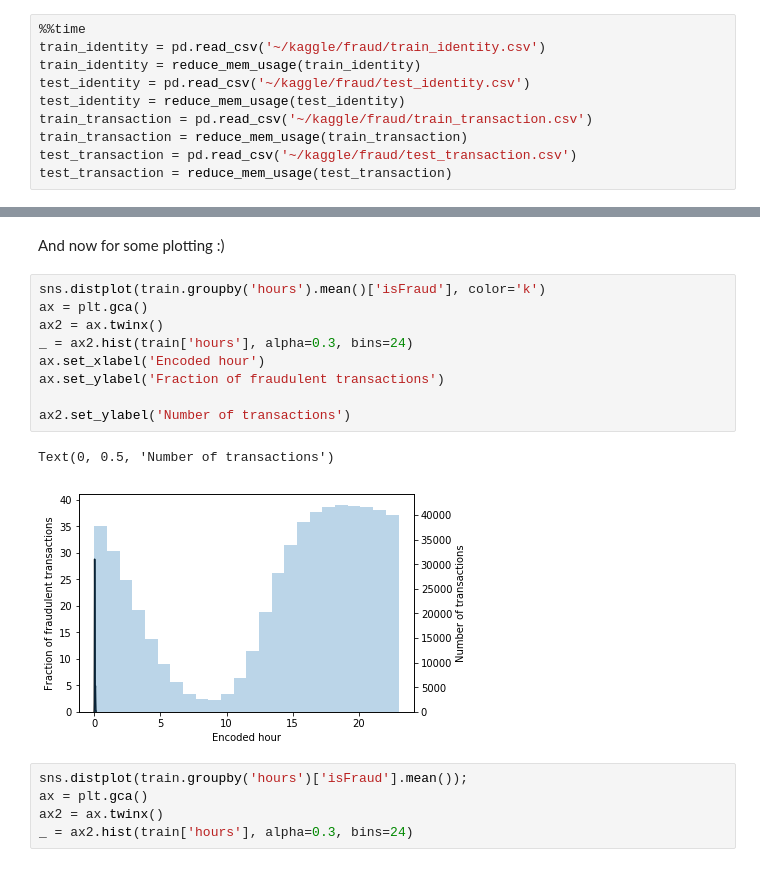
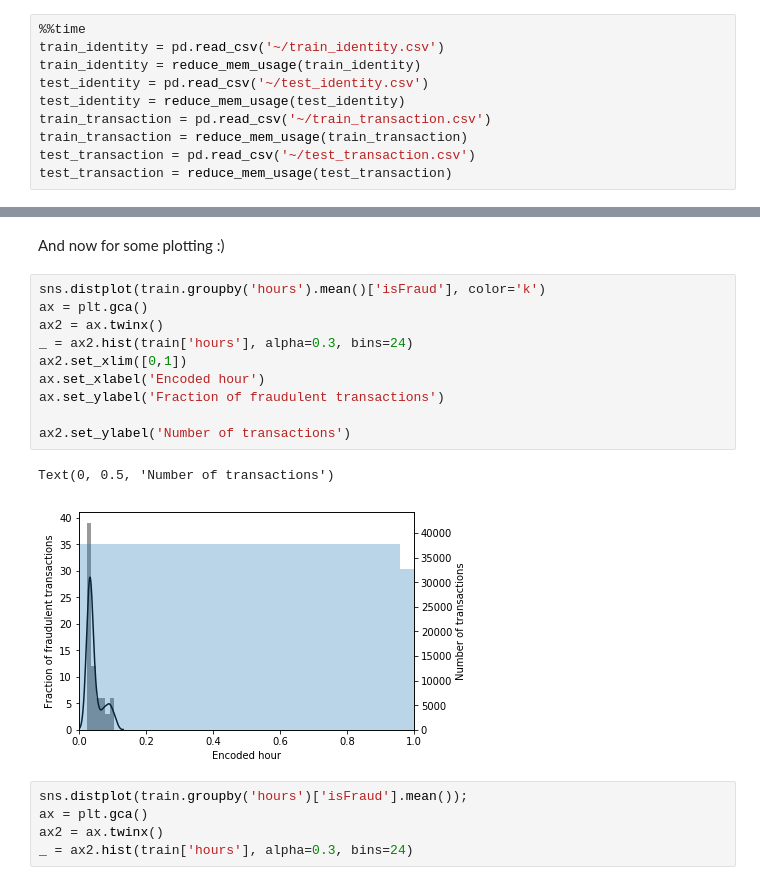
Before and after one commit to Keld-j/Week-03, a Jupyter notebook: Fraud_Detection.ipynb, the cells around one changed output, grey strips where cells are left out. Drawn from its saved outputs; the diff is of its cells as text.

```diff
--- a/Fraud_Detection.ipynb
+++ b/Fraud_Detection.ipynb
@@ -51,13 +88,13 @@ from sklearn.linear_model import LogisticRegression
 Now it is time to load the .csv files into memory. We do this we the pandas command read_csv and after loading them, we apply the defined reduce_mem_usage() function above to use as small of a int/float as possible. Please be aware - the function takes roughly 5 minutes to run.
 # %%
 %%time
-train_identity = pd.read_csv('~/kaggle/fraud/train_identity.csv')
+train_identity = pd.read_csv('~/train_identity.csv')
 train_identity = reduce_mem_usage(train_identity)
-test_identity = pd.read_csv('~/kaggle/fraud/test_identity.csv')
+test_identity = pd.read_csv('~/test_identity.csv')
 test_identity = reduce_mem_usage(test_identity)
-train_transaction = pd.read_csv('~/kaggle/fraud/train_transaction.csv')
+train_transaction = pd.read_csv('~/train_transaction.csv')
 train_transaction = reduce_mem_usage(train_transaction)
-test_transaction = pd.read_csv('~/kaggle/fraud/test_transaction.csv')
+test_transaction = pd.read_csv('~/test_transaction.csv')
 test_transaction = reduce_mem_usage(test_transaction)
 # %% [output]
 Mem. usage decreased to 25.86 Mb (42.7% reduction)
@@ -154,15 +187,16 @@ And now for some plotting :)
 # %%
 sns.distplot(train.groupby('hours').mean()['isFraud'], color='k')
 ax = plt.gca()
 ax2 = ax.twinx()
 _ = ax2.hist(train['hours'], alpha=0.3, bins=24)
+ax2.set_xlim([0,1])
 ax.set_xlabel('Encoded hour')
 ax.set_ylabel('Fraction of fraudulent transactions')
 
 ax2.set_ylabel('Number of transactions')
 # %% [output]
 Text(0, 0.5, 'Number of transactions')
-[figure, old version]
+[figure, new version]
 # %%
 sns.distplot(train.groupby('hours')['isFraud'].mean());
 ax = plt.gca()
```
Also changed, not shown: parts of 31 cells of this notebook.
